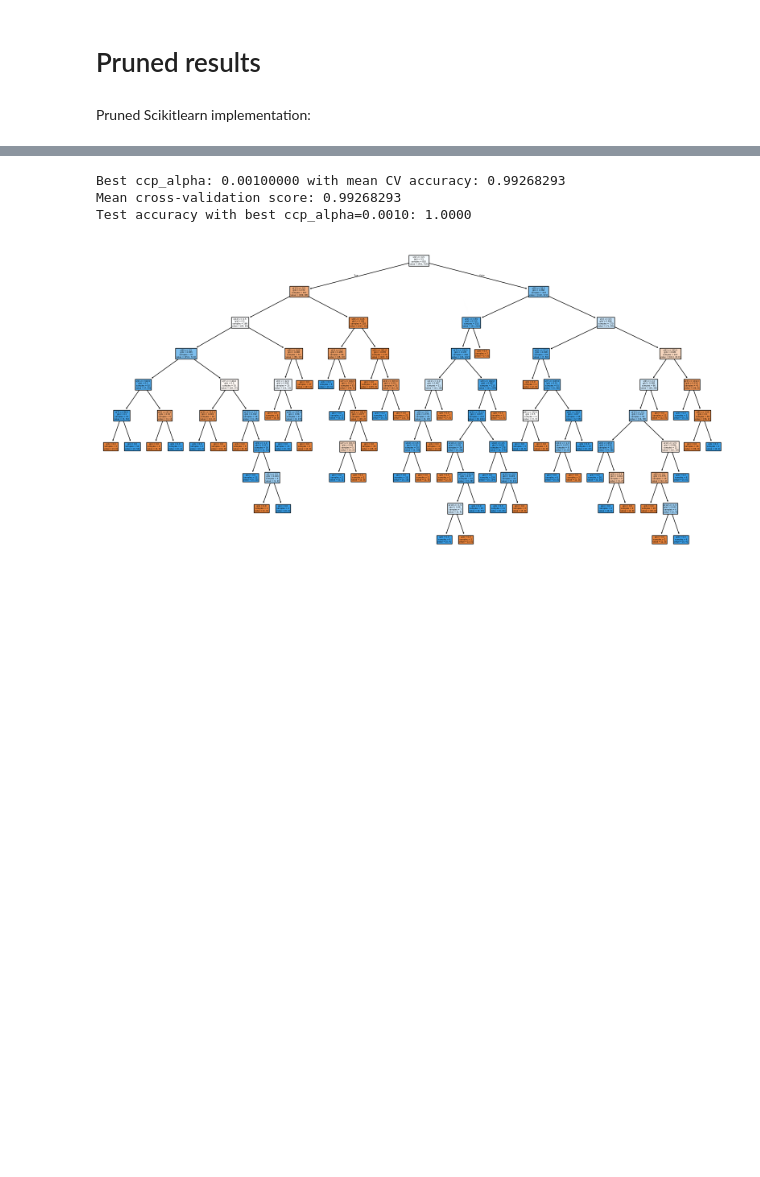
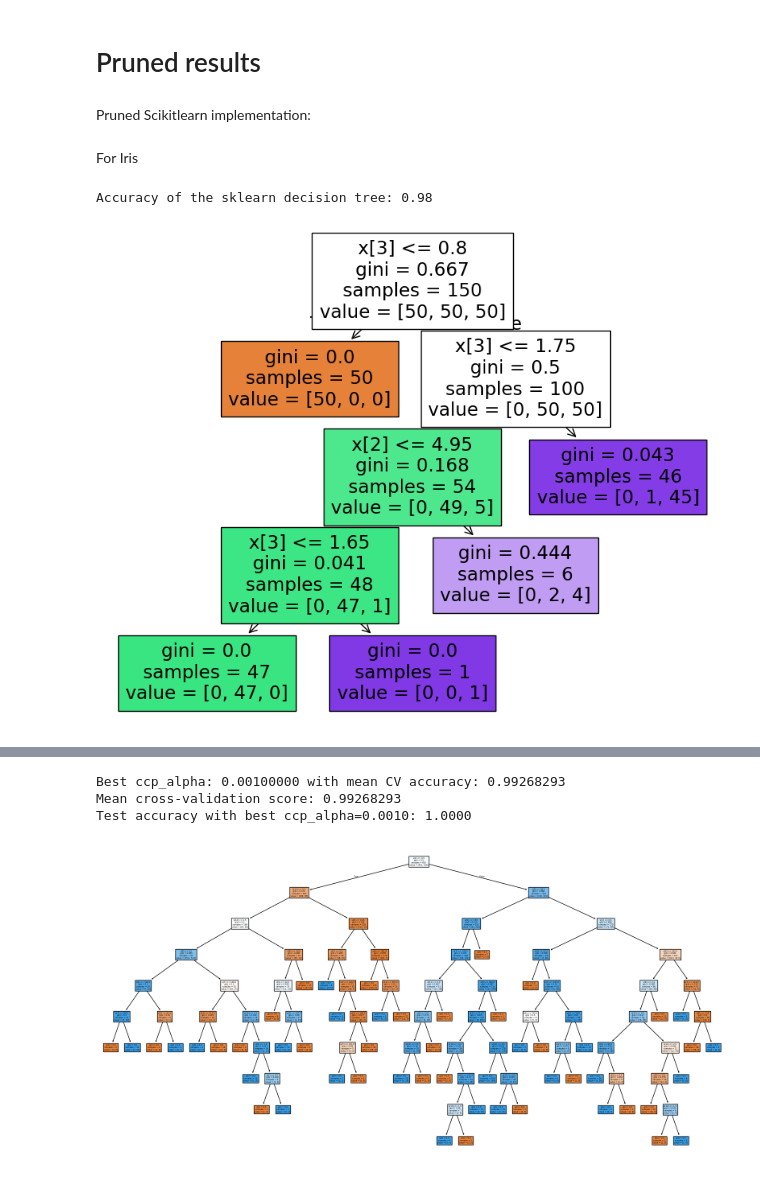
Before and after one commit to ihiroo/DATA2060_Final_Project, a Jupyter notebook: src/CART_UCP_Usethis.ipynb, the cells around one changed output, grey strips where cells are left out. Saved outputs shown, nothing was run; the diff lists cells and outputs as text; code cells hidden in the pictures; blank space fills up the shorter version.

```diff
--- a/src/CART_UCP_Usethis.ipynb
+++ b/src/CART_UCP_Usethis.ipynb
@@ -530,3 +945,21 @@ def manual_cross_val_score(model, X, y, cv=5, random_state = 0, model_type="SKL"
             score = accuracy_score(val_y, val_preds)
         scores.append(score)
     return scores
+# %% [markdown]
+For Iris
+# %%
+iris = load_iris() # use the iris dataset from sklearn
+X = iris.data
+y = iris.target
+iris_data = np.column_stack((X, y))
+# sklearn's decision tree structure for reference
+clf = tree.DecisionTreeClassifier(random_state=0, ccp_alpha=0.01)
+clf = clf.fit(X, y)
+print("Accuracy of the sklearn decision tree:", accuracy_score(y, clf.predict(X)))
+fig = plt.figure(figsize=(10, 8))
+tree.plot_tree(clf, filled=True)
+plt.savefig("../graph/sklearn_irisPrune.png") # save to the folder for reference
+plt.show()
+# %% [output]
+Accuracy of the sklearn decision tree: 0.98
+[figure, added]
```
Also changed, not shown: parts of 16 cells of this notebook, 3 other files.
